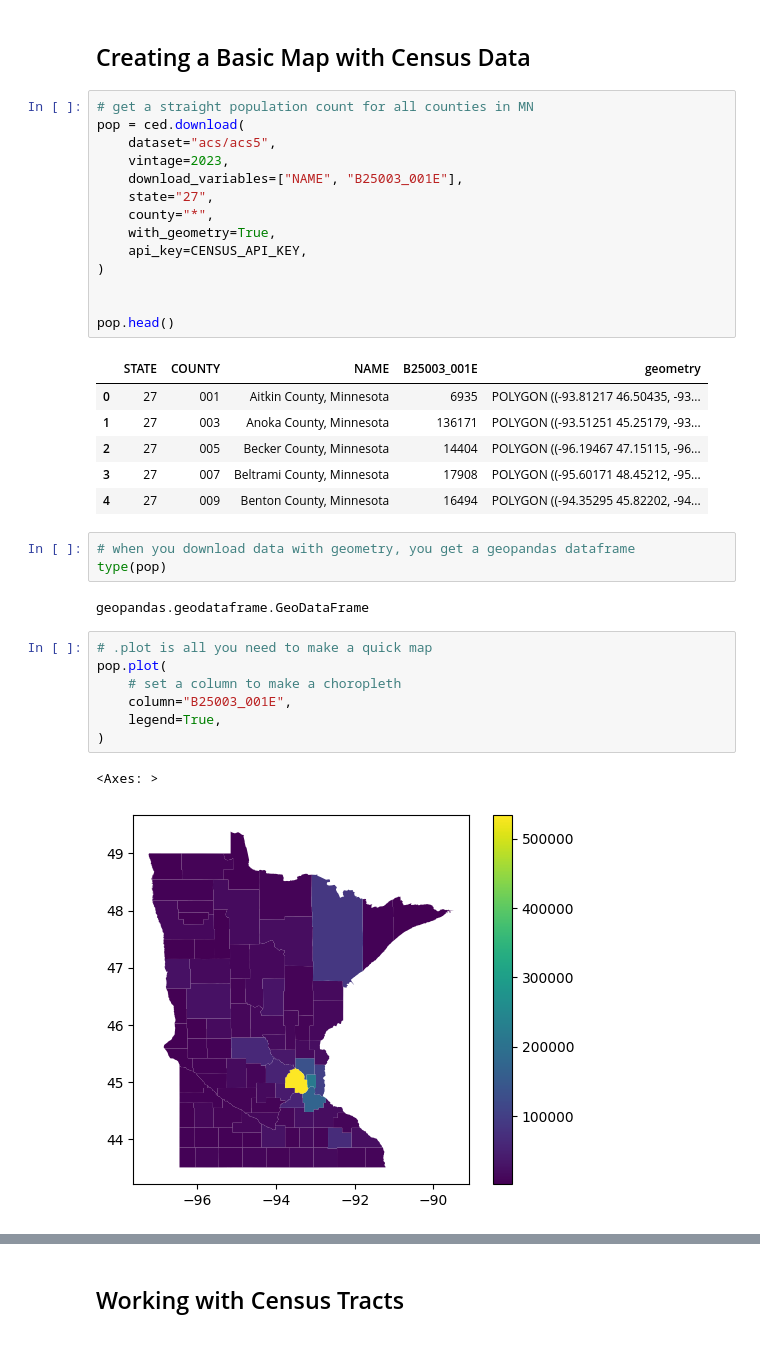
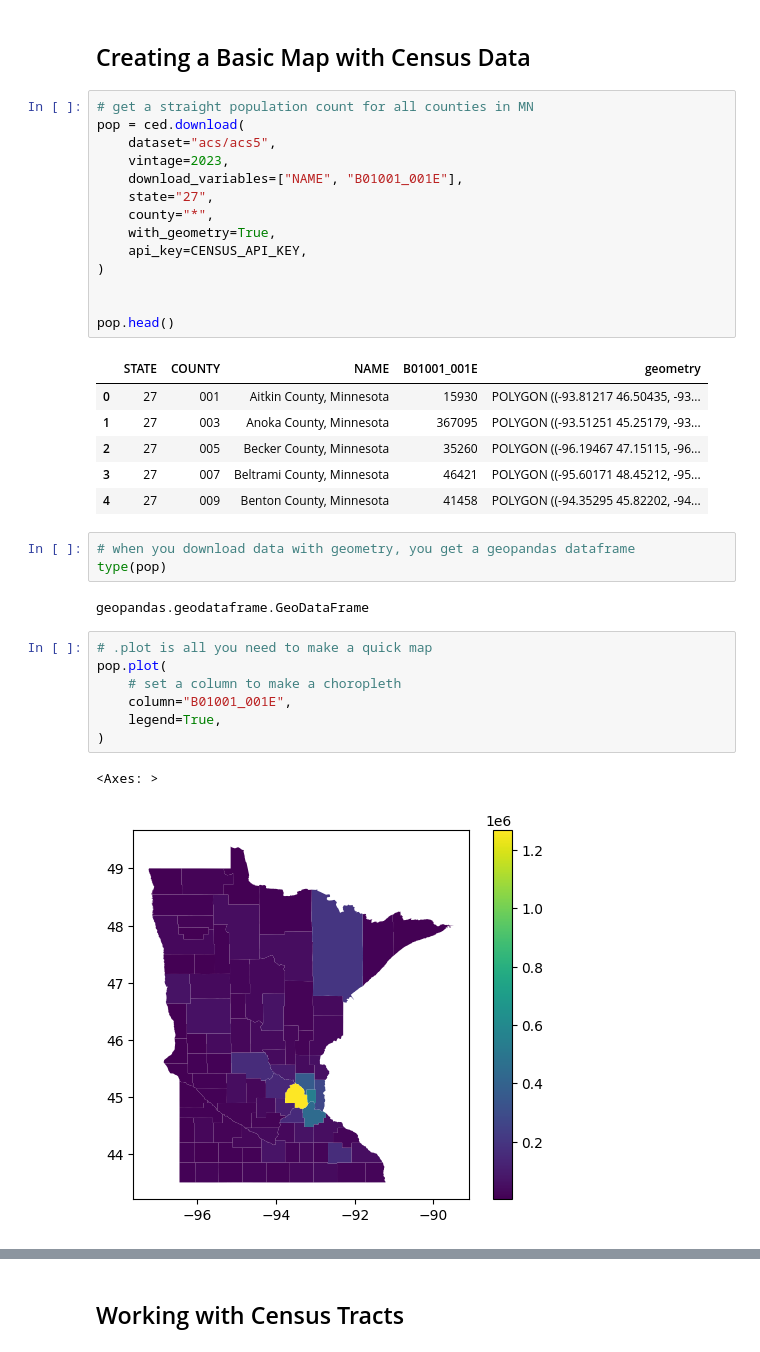
Before and after one commit to scottpham/NICAR25-CensusDIS-how-to, a Jupyter notebook: completed_notebooks/1_basic_map.ipynb, the cells around one changed output, grey strips where cells are left out. Saved outputs shown, nothing was run; the diff lists cells and outputs as text.

Commit message:
alternate table fixed

```diff
--- a/completed_notebooks/1_basic_map.ipynb
+++ b/completed_notebooks/1_basic_map.ipynb
@@ -21,7 +21,7 @@ with open("../census_api_key.txt", "r") as f:
 pop = ced.download(
     dataset="acs/acs5",
     vintage=2023,
-    download_variables=["NAME", "B25003_001E"],
+    download_variables=["NAME", "B01001_001E"],
     state="27",
     county="*",
     with_geometry=True,
@@ -31,12 +31,12 @@ pop = ced.download(
 
 pop.head()
 # %% [output]
-|  | STATE | COUNTY | NAME | B25003_001E | geometry |
-| 0 | 27 | 001 | Aitkin County, Minnesota | 6935 | POLYGON ((-93.81217 46.50435, -93... |
-| 1 | 27 | 003 | Anoka County, Minnesota | 136171 | POLYGON ((-93.51251 45.25179, -93... |
-| 2 | 27 | 005 | Becker County, Minnesota | 14404 | POLYGON ((-96.19467 47.15115, -96... |
-| 3 | 27 | 007 | Beltrami County, Minnesota | 17908 | POLYGON ((-95.60171 48.45212, -95... |
-| 4 | 27 | 009 | Benton County, Minnesota | 16494 | POLYGON ((-94.35295 45.82202, -94... |
+|  | STATE | COUNTY | NAME | B01001_001E | geometry |
+| 0 | 27 | 001 | Aitkin County, Minnesota | 15930 | POLYGON ((-93.81217 46.50435, -93... |
+| 1 | 27 | 003 | Anoka County, Minnesota | 367095 | POLYGON ((-93.51251 45.25179, -93... |
+| 2 | 27 | 005 | Becker County, Minnesota | 35260 | POLYGON ((-96.19467 47.15115, -96... |
+| 3 | 27 | 007 | Beltrami County, Minnesota | 46421 | POLYGON ((-95.60171 48.45212, -95... |
+| 4 | 27 | 009 | Benton County, Minnesota | 41458 | POLYGON ((-94.35295 45.82202, -94... |
 # %%
 # when you download data with geometry, you get a geopandas dataframe
 type(pop)
@@ -45,10 +45,10 @@ geopandas.geodataframe.GeoDataFrame
 # %%
 # .plot is all you need to make a quick map
 pop.plot(
     # set a column to make a choropleth
-    column="B25003_001E",
+    column="B01001_001E",
     legend=True,
 )
 # %% [output]
 <Axes: >
-[figure, old version]
+[figure, new version]
```
Also changed, not shown: parts of 4 cells of this notebook, 6 other files.
